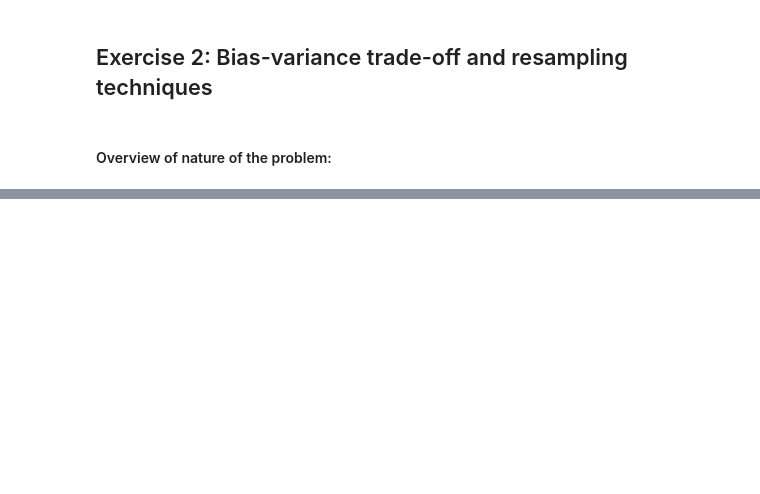
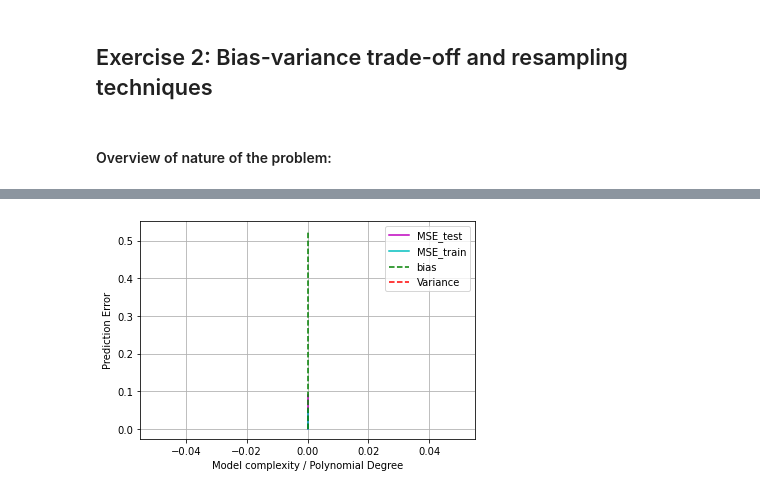
Before and after one commit to AndreasBordvik/FYS-STK4155-Prj1_report, a Jupyter notebook: code/Exercise2.ipynb, the cells around one changed output, grey strips where cells are left out. Saved outputs shown, nothing was run; the diff lists cells and outputs as text; code cells hidden in the pictures; blank space fills up the shorter version.

```diff
--- a/code/Exercise2.ipynb
+++ b/code/Exercise2.ipynb
@@ -88,0 +90,17 @@ plt.show()
+# %%
+MSE_test, MSE_train, bias, var = Bootstrap(x, y, z, maxdegree, n_bootstraps)
+
+plt.plot(polydegree, MSE_test,"m", label='MSE_test')
+plt.plot(polydegree, MSE_train,"c", label='MSE_train')
+
+plt.plot(polydegree, bias,"g--", label='bias')
+plt.plot(polydegree, variance,"r--", label='Variance')
+
+plt.xlabel("Model complexity / Polynomial Degree")
+plt.ylabel("Prediction Error")
+
+plt.grid(True)
+plt.legend()
+plt.show()
+# %% [output]
+[figure, added]
```
Also changed, not shown: parts of 2 cells of this notebook, 1 other file.
